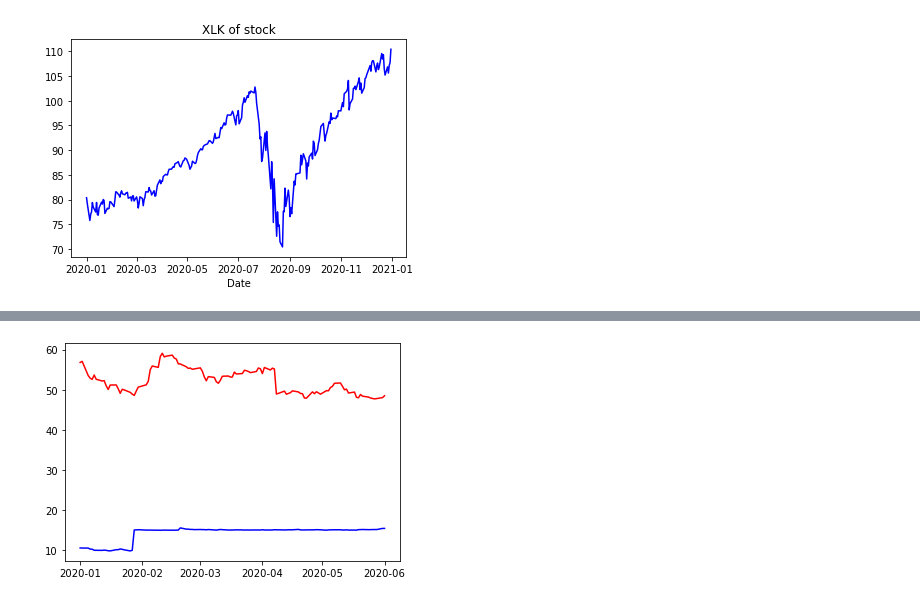
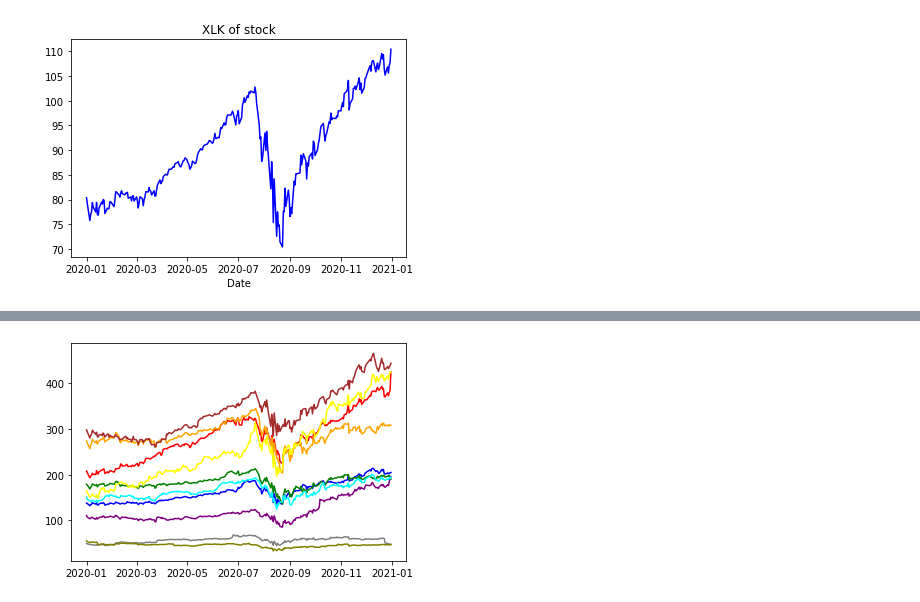
Before and after one commit to Dinorobie/stocks-covid, a Jupyter notebook: stock_+.ipynb, the cells around one changed output, grey strips where cells are left out. Cells and saved outputs as stored; diff of their text form; code cells hidden in the pictures.

```diff
--- a/stock_+.ipynb
+++ b/stock_+.ipynb
@@ -338,6 +342,14 @@ new_df.plot.line(x = "Date", y = "THS")
-# %%
-plt.plot(new_df["Date"],new_df["THS"],color = "red")
-plt.plot(new_df["Date"],new_df["EEI"],color = "blue")
-plt.show()
-# %% [output]
-[figure, removed]
+# %%
+plt.plot(new_df["Date"],new_df["AAPL"],color = "red")
+plt.plot(new_df["Date"],new_df["MSFT"],color = "blue")
+plt.plot(new_df["Date"],new_df["V"],color = "green")
+plt.plot(new_df["Date"],new_df["MA"],color = "orange")
+plt.plot(new_df["Date"],new_df["NVDA"],color = "yellow")
+plt.plot(new_df["Date"],new_df["PYPL"],color = "purple")
+plt.plot(new_df["Date"],new_df["ADBE"],color = "brown")
+plt.plot(new_df["Date"],new_df["INTC"],color = "gray")
+plt.plot(new_df["Date"],new_df["CSCO"],color = "olive")
+plt.plot(new_df["Date"],new_df["CRM"],color = "cyan")
+plt.show()
+# %% [output]
+[figure, added]
```
Also changed, not shown: parts of 7 cells of this notebook, 1 other file.
